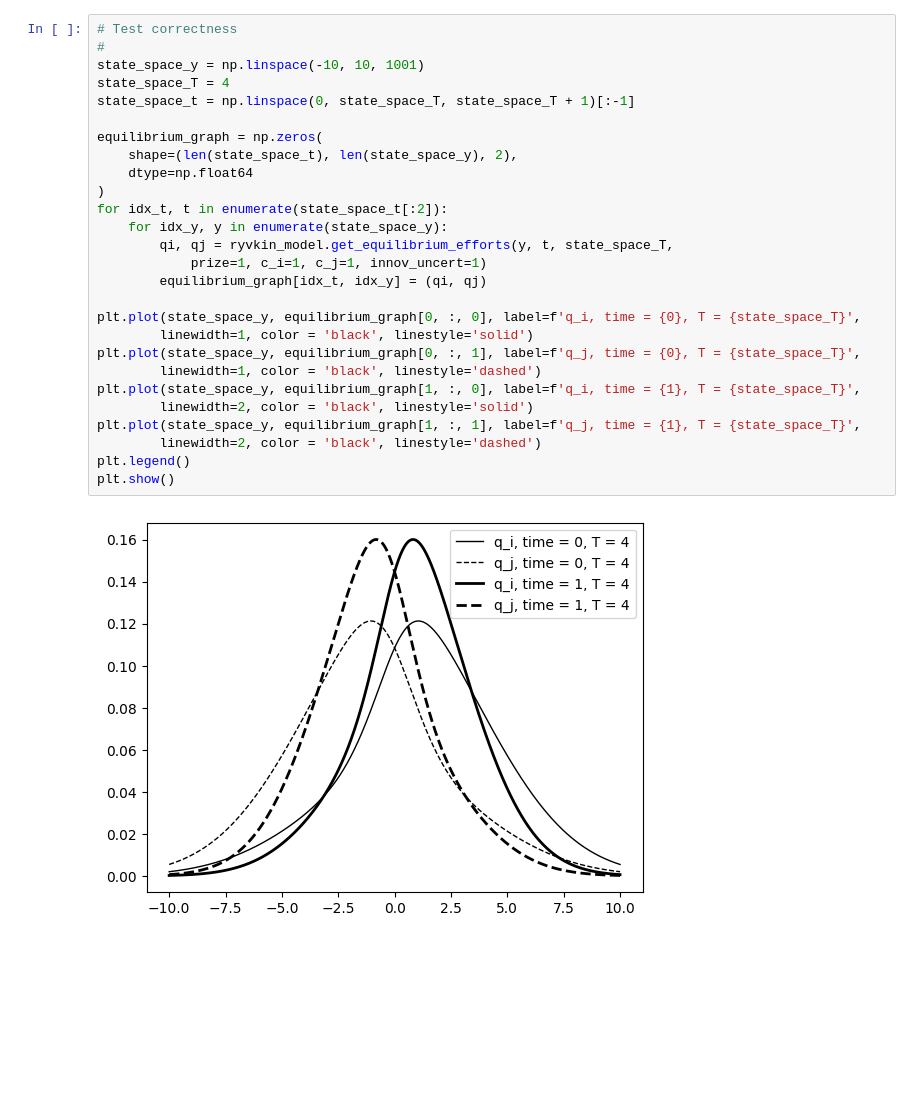
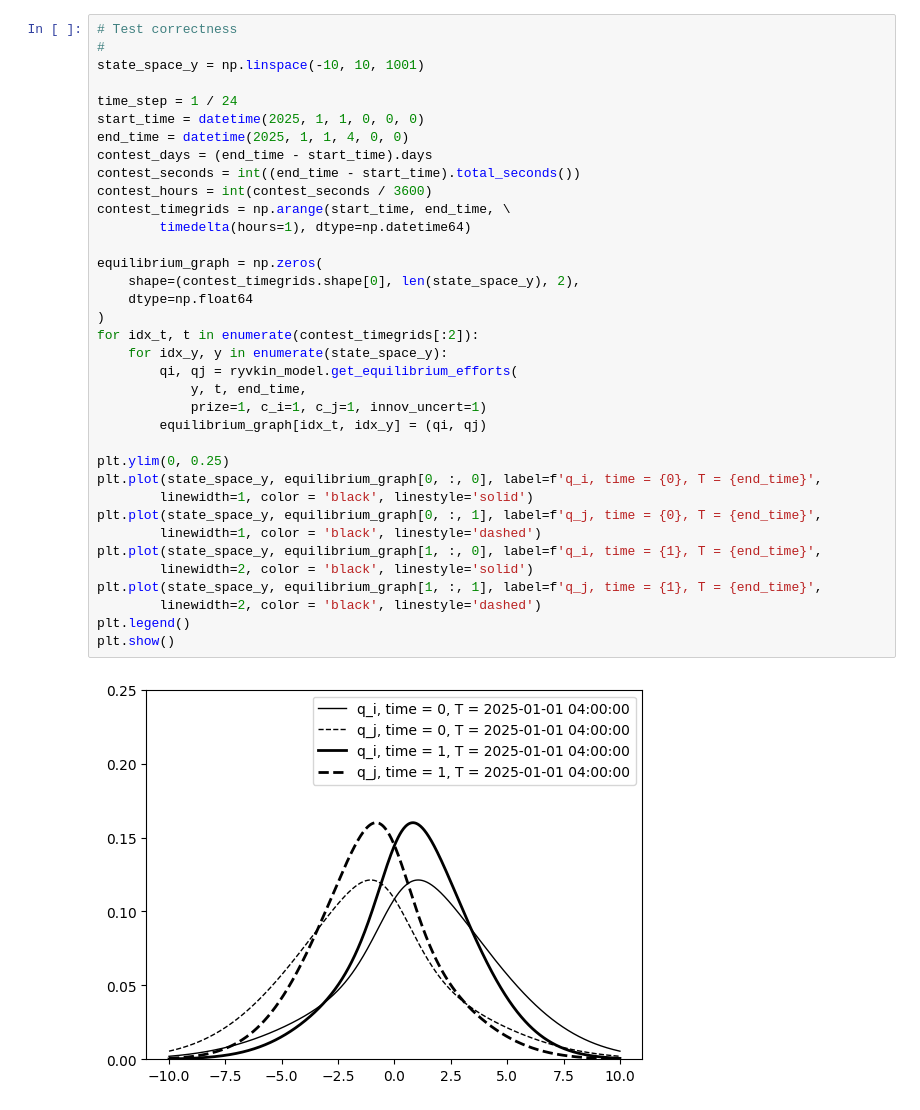
Before and after one commit to zhuanglinsheng/kaggle-contest-design, a Jupyter notebook: ryvkin_model_test.ipynb, the cells around one changed output. Cells and saved outputs as stored; diff of their text form; blank space fills up the shorter version.

```diff
--- a/ryvkin_model_test.ipynb
+++ b/ryvkin_model_test.ipynb
@@ -6,32 +16,41 @@ from matplotlib import pyplot as plt
 # %%
 # Test correctness
 #
 state_space_y = np.linspace(-10, 10, 1001)
-state_space_T = 4
-state_space_t = np.linspace(0, state_space_T, state_space_T + 1)[:-1]
+
+time_step = 1 / 24
+start_time = datetime(2025, 1, 1, 0, 0, 0)
+end_time = datetime(2025, 1, 1, 4, 0, 0)
+contest_days = (end_time - start_time).days
+contest_seconds = int((end_time - start_time).total_seconds())
+contest_hours = int(contest_seconds / 3600)
+contest_timegrids = np.arange(start_time, end_time, \
+		timedelta(hours=1), dtype=np.datetime64)
 
 equilibrium_graph = np.zeros(
-	shape=(len(state_space_t), len(state_space_y), 2),
+	shape=(contest_timegrids.shape[0], len(state_space_y), 2),
 	dtype=np.float64
 )
-for idx_t, t in enumerate(state_space_t[:2]):
+for idx_t, t in enumerate(contest_timegrids[:2]):
 	for idx_y, y in enumerate(state_space_y):
-		qi, qj = ryvkin_model.get_equilibrium_efforts(y, t, state_space_T,
+		qi, qj = ryvkin_model.get_equilibrium_efforts(
+			y, t, end_time,
 			prize=1, c_i=1, c_j=1, innov_uncert=1)
 		equilibrium_graph[idx_t, idx_y] = (qi, qj)
 
-plt.plot(state_space_y, equilibrium_graph[0, :, 0], label=f'q_i, time = {0}, T = {state_space_T}',
+plt.ylim(0, 0.25)
+plt.plot(state_space_y, equilibrium_graph[0, :, 0], label=f'q_i, time = {0}, T = {end_time}',
 		linewidth=1, color = 'black', linestyle='solid')
-plt.plot(state_space_y, equilibrium_graph[0, :, 1], label=f'q_j, time = {0}, T = {state_space_T}',
+plt.plot(state_space_y, equilibrium_graph[0, :, 1], label=f'q_j, time = {0}, T = {end_time}',
 		linewidth=1, color = 'black', linestyle='dashed')
-plt.plot(state_space_y, equilibrium_graph[1, :, 0], label=f'q_i, time = {1}, T = {state_space_T}',
+plt.plot(state_space_y, equilibrium_graph[1, :, 0], label=f'q_i, time = {1}, T = {end_time}',
 		linewidth=2, color = 'black', linestyle='solid')
-plt.plot(state_space_y, equilibrium_graph[1, :, 1], label=f'q_j, time = {1}, T = {state_space_T}',
+plt.plot(state_space_y, equilibrium_graph[1, :, 1], label=f'q_j, time = {1}, T = {end_time}',
 		linewidth=2, color = 'black', linestyle='dashed')
 plt.legend()
 plt.show()
 # %% [output]
-[figure, old version]
+[figure, new version]
 # %%
 # Test robustness
 # If `sigma` is sufficiently large, the numerical solution is robust
```
Also changed, not shown: parts of 3 cells of this notebook, 8 other files.
